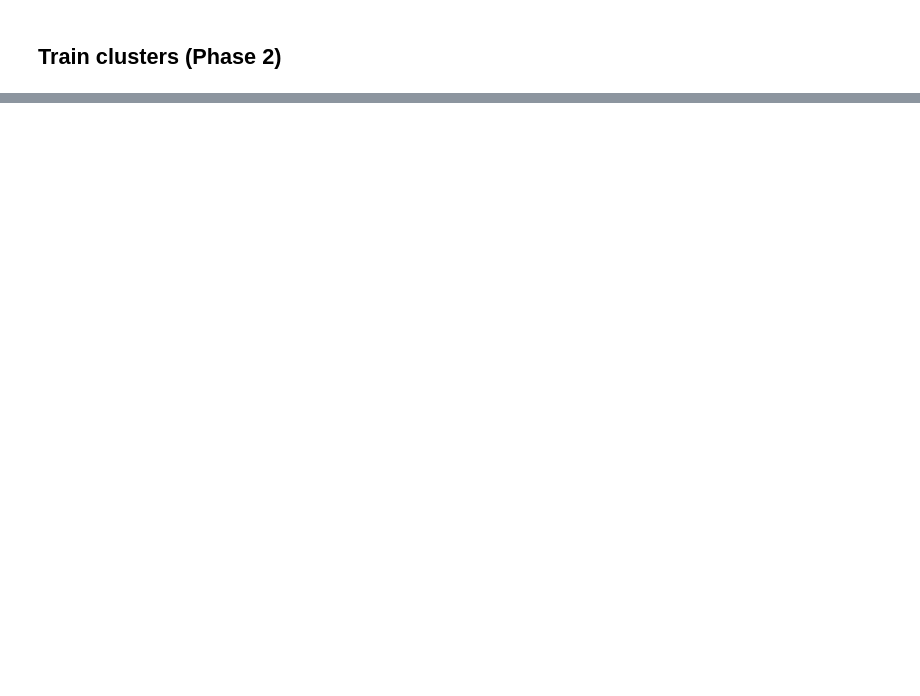
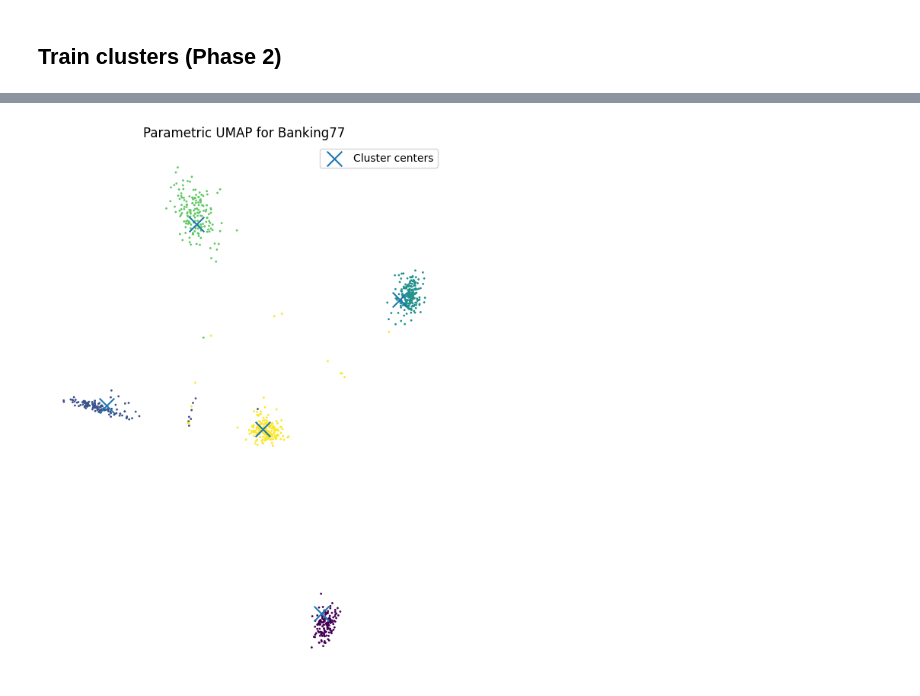
Before and after one commit to AlkinEmil/DeepClusteringForTexts, a Jupyter notebook: full_pipeline_for_Banking77_dataset.ipynb, the cells around one changed output, grey strips where cells are left out. Drawn from its saved outputs; the diff is of its cells as text; code cells hidden in the pictures; blank space fills up the shorter version.

```diff
--- a/full_pipeline_for_Banking77_dataset.ipynb
+++ b/full_pipeline_for_Banking77_dataset.ipynb
@@ -157,7 +253,13 @@ model.load_state_dict(torch.load("../checkpoints/model_after_first_phase.pt"))
 # %%
-N_ITERS = 2
-LR = 3e-2
+N_ITERS = 5
+LR = 1e-3
 
 # Change mode of the model to `train_clusters` and change weights of losses:
-model.train_clusters(base_embeds.to(device), [0., 0.2, 0.8])
 optimizer = torch.optim.Adam(model.parameters(), lr=LR)
+#train_dataloader = model.create_dataloader(base_embeds)
+umap_embeds = model.transform(base_embeds.to(device), batch_size=128)
+init_centers = model.centers.cpu().detach().numpy()
+losses = train(model, base_embeds, optimizer, N_ITERS, device, early_stoping=True, verbose=True)
+_, pred_clusters = model.transform_and_cluster(base_embeds.to(device))
+# %% [output]
+[figure, added]
```
Also changed, not shown: parts of 28 cells of this notebook, 3 other files.
